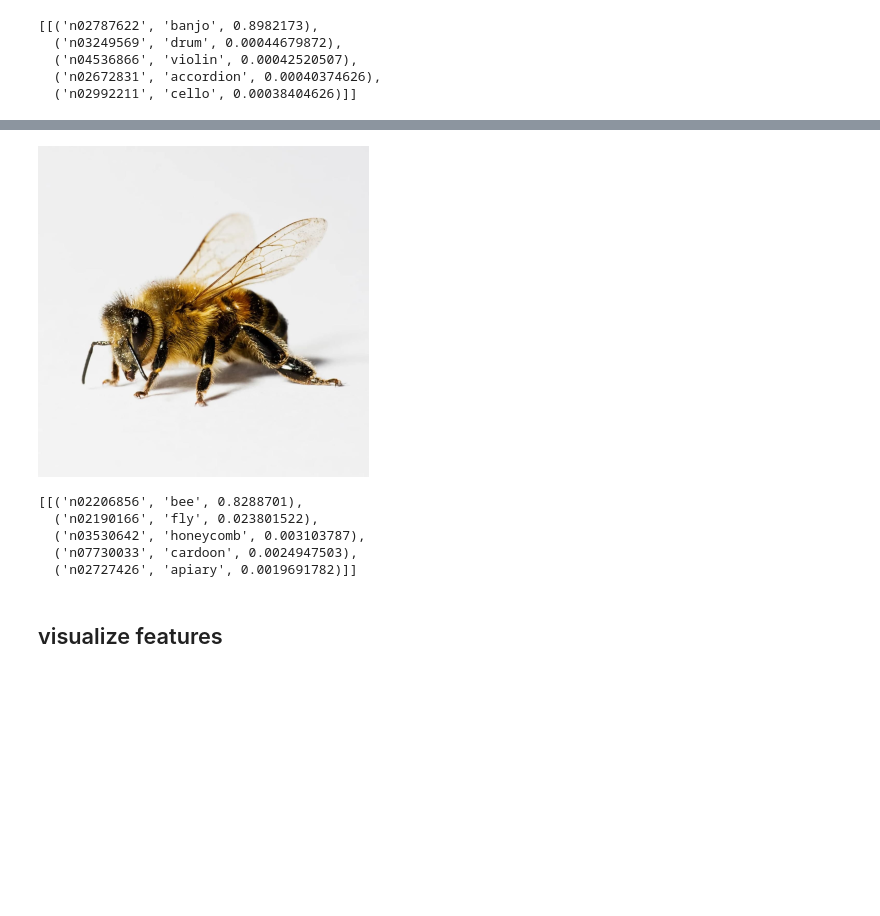
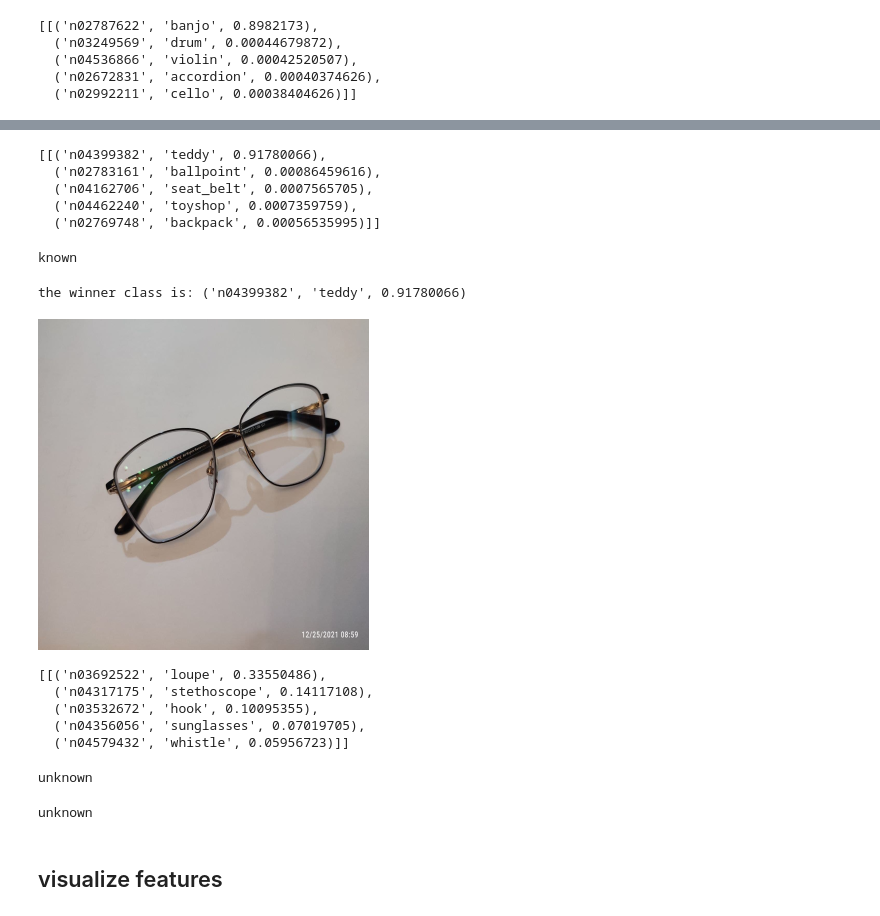
Before and after one commit to Nadiam75/DeepLearning_HW_2, a Jupyter notebook: transferLearning.ipynb, the cells around one changed output, grey strips where cells are left out. Saved outputs shown, nothing was run; the diff lists cells and outputs as text; code cells hidden in the pictures; blank space fills up the shorter version.

```diff
--- a/transferLearning.ipynb
+++ b/transferLearning.ipynb
@@ -121,18 +172,43 @@ tf.keras.applications.nasnet.decode_predictions( array, top=5 )
+# %%
+array = model.predict (np.reshape( resizedunicorn , shape_large) )
+tf.keras.applications.nasnet.decode_predictions( array, top=5 )
+# %% [output]
+[[('n04399382', 'teddy', 0.91780066),
+  ('n02783161', 'ballpoint', 0.00086459616),
+  ('n04162706', 'seat_belt', 0.0007565705),
+  ('n04462240', 'toyshop', 0.0007359759),
+  ('n02769748', 'backpack', 0.00056535995)]]
+# %%
+checkIfUnknown (tf.keras.applications.nasnet.decode_predictions( array, top=5 ))
+# %% [output]
+known
+# %%
+finalPrediction(tf.keras.applications.nasnet.decode_predictions( array, top=5 ))
+# %% [output]
+the winner class is: ('n04399382', 'teddy', 0.91780066)
 # %%
-book = cv2.imread('bee.jpg' , cv2.IMREAD_UNCHANGED)
+glasses = cv2.imread('glasses.jpg' , cv2.IMREAD_UNCHANGED)
 # cv2_imshow(ballpoint)
-resizedbook = cv2.resize(book, largeDim, interpolation = cv2.INTER_AREA)
-cv2_imshow(resizedbook)
+resizedglasses = cv2.resize(glasses, largeDim, interpolation = cv2.INTER_AREA)
+cv2_imshow(resizedglasses)
 # %% [output]
-[figure, old version]
+[figure, new version]
 # %%
-array = model.predict (np.reshape( resizedbook , shape_large) )
+array = model.predict (np.reshape( resizedglasses , shape_large) )
 tf.keras.applications.nasnet.decode_predictions( array, top=5 )
 # %% [output]
-[[('n02206856', 'bee', 0.8288701),
-  ('n02190166', 'fly', 0.023801522),
-  ('n03530642', 'honeycomb', 0.003103787),
-  ('n07730033', 'cardoon', 0.0024947503),
-  ('n02727426', 'apiary', 0.0019691782)]]
+[[('n03692522', 'loupe', 0.33550486),
+  ('n04317175', 'stethoscope', 0.14117108),
+  ('n03532672', 'hook', 0.10095355),
+  ('n04356056', 'sunglasses', 0.07019705),
+  ('n04579432', 'whistle', 0.05956723)]]
+# %%
+checkIfUnknown (tf.keras.applications.nasnet.decode_predictions( array, top=5 ))
+# %% [output]
+unknown
+# %%
+finalPrediction(tf.keras.applications.nasnet.decode_predictions( array, top=5 ))
+# %% [output]
+unknown
 # %% [markdown]
 ## visualize features
```
Also changed, not shown: parts of 31 cells of this notebook.
